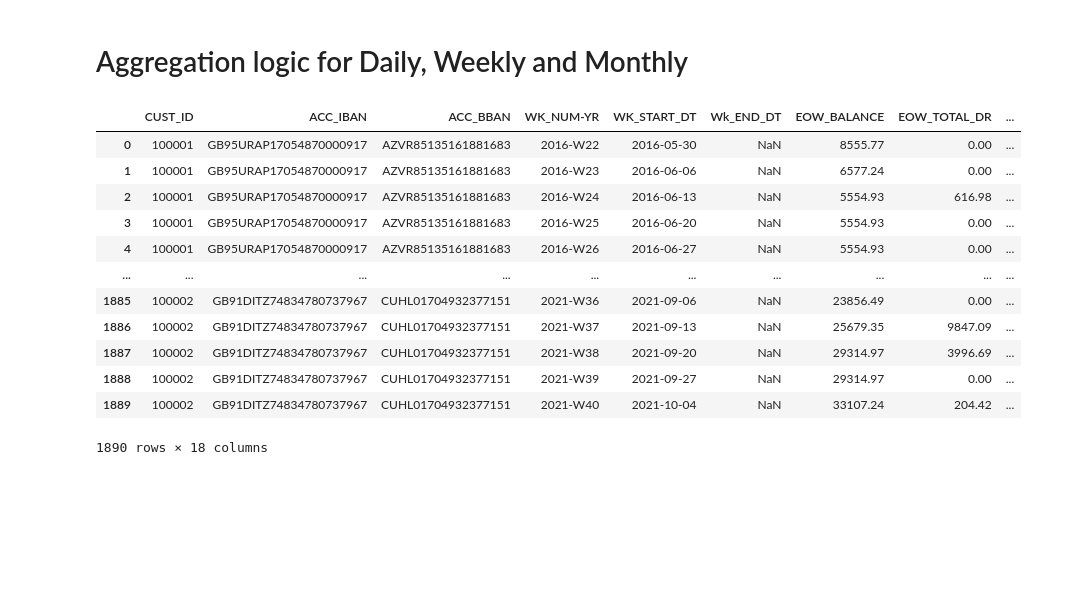
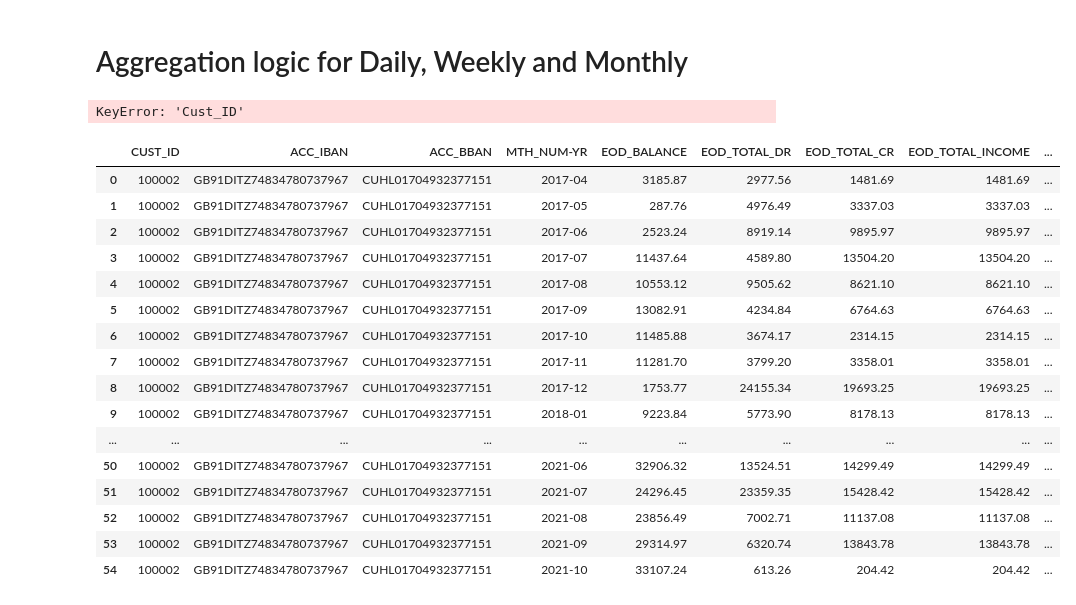
Before and after one commit to mhs10031990/BFS_HYPER_PERSNL_Repo, a Jupyter notebook: Data_Processing.ipynb, the cells around one changed output. Drawn from its saved outputs; the diff is of its cells as text; code cells hidden in the pictures; blank space fills up the shorter version.

```diff
--- a/Data_Processing.ipynb
+++ b/Data_Processing.ipynb
@@ -262,19 +262,42 @@ for i in x1: ### This is coming from account table
         #### Find the slope for accounts at weekly level for each block of Mth_Num-Yr ######
         slope_cols = ['SLOPE_BALANCE', 'SLOPE_TOTAL_CR', 'SLOPE_TOTAL_DR', 'SLOPE_TOTAL_INCOME', 'SLOPE_TOTAL_EXPENSE']
         amount_cols = ['EOD_BALANCE', 'EOD_TOTAL_DR', 'EOD_TOTAL_CR', 'EOD_TOTAL_INCOME', 'EOD_TOTAL_EXPENSE']
+
+        for iamt in range(len(amount_cols)):
+            slope_temp = []
+            for imth in sorted(set(temp_Acc_Mthly['MTH_NUM-YR'])):
+                slope_EOD_Bal = list(temp_Acc_Mthly[amount_cols[iamt]].loc[(temp_Acc_Mthly['Cust_ID']==i) & (temp_Acc_Mthly['Acc_IBAN']==j) & (temp_Acc_Mthly['Mth_Num-Yr']==imth)])
+                #if any([len(slope_EOD_Bal)<2]+[math.isnan(x) for x in slope_EOD_Bal]):
+                if len(slope_EOD_Bal)<2:
+                    slope_temp = slope_temp + [0]
+                else:
+                    slope_temp = slope_temp + [round(np.polyfit(list(range(len(slope_EOD_Bal))), slope_EOD_Bal, 1)[0], 2)]
+            delta_Acc_Mthly[slope_cols[iamt]]=slope_temp
+
+        delta_Acc_Mthly.rename(columns = {'EOD_BALANCE':'EOM_BALANCE', 'EOD_TOTAL_DR':'EOM_TOTAL_DR', 'EOD_TOTAL_CR':'EOM_TOTAL_CR', 'EOD_TOTAL_INCOME':'EOM_TOTAL_INCOME', 'EOD_TOTAL_EXPENSE':'EOM_TOTAL_EXPENSE'}, inplace=True)
+
+        EOM_Acc_Level = EOM_Acc_Level.append(delta_Acc_Mthly)
+
+print('Account level tables generated - All')
+# %% [output]
+KeyError: 'Cust_ID'
 # %%
-EOW_Acc_Level
+delta_Acc_Mthly
 # %% [output]
-|  | CUST_ID | ACC_IBAN | ACC_BBAN | WK_NUM-YR | WK_START_DT | Wk_END_DT | EOW_BALANCE | EOW_TOTAL_DR | ... |
-| 0 | 100001 | GB95URAP17054870000917 | AZVR85135161881683 | 2016-W22 | 2016-05-30 | NaN | 8555.77 | 0.00 | ... |
-| 1 | 100001 | GB95URAP17054870000917 | AZVR85135161881683 | 2016-W23 | 2016-06-06 | NaN | 6577.24 | 0.00 | ... |
-| 2 | 100001 | GB95URAP17054870000917 | AZVR85135161881683 | 2016-W24 | 2016-06-13 | NaN | 5554.93 | 616.98 | ... |
-| 3 | 100001 | GB95URAP17054870000917 | AZVR85135161881683 | 2016-W25 | 2016-06-20 | NaN | 5554.93 | 0.00 | ... |
-| 4 | 100001 | GB95URAP17054870000917 | AZVR85135161881683 | 2016-W26 | 2016-06-27 | NaN | 5554.93 | 0.00 | ... |
+|  | CUST_ID | ACC_IBAN | ACC_BBAN | MTH_NUM-YR | EOD_BALANCE | EOD_TOTAL_DR | EOD_TOTAL_CR | EOD_TOTAL_INCOME | ... |
+| 0 | 100002 | GB91DITZ74834780737967 | CUHL01704932377151 | 2017-04 | 3185.87 | 2977.56 | 1481.69 | 1481.69 | ... |
+| 1 | 100002 | GB91DITZ74834780737967 | CUHL01704932377151 | 2017-05 | 287.76 | 4976.49 | 3337.03 | 3337.03 | ... |
+| 2 | 100002 | GB91DITZ74834780737967 | CUHL01704932377151 | 2017-06 | 2523.24 | 8919.14 | 9895.97 | 9895.97 | ... |
+| 3 | 100002 | GB91DITZ74834780737967 | CUHL01704932377151 | 2017-07 | 11437.64 | 4589.80 | 13504.20 | 13504.20 | ... |
+| 4 | 100002 | GB91DITZ74834780737967 | CUHL01704932377151 | 2017-08 | 10553.12 | 9505.62 | 8621.10 | 8621.10 | ... |
+| 5 | 100002 | GB91DITZ74834780737967 | CUHL01704932377151 | 2017-09 | 13082.91 | 4234.84 | 6764.63 | 6764.63 | ... |
+| 6 | 100002 | GB91DITZ74834780737967 | CUHL01704932377151 | 2017-10 | 11485.88 | 3674.17 | 2314.15 | 2314.15 | ... |
+| 7 | 100002 | GB91DITZ74834780737967 | CUHL01704932377151 | 2017-11 | 11281.70 | 3799.20 | 3358.01 | 3358.01 | ... |
+| 8 | 100002 | GB91DITZ74834780737967 | CUHL01704932377151 | 2017-12 | 1753.77 | 24155.34 | 19693.25 | 19693.25 | ... |
+| 9 | 100002 | GB91DITZ74834780737967 | CUHL01704932377151 | 2018-01 | 9223.84 | 5773.90 | 8178.13 | 8178.13 | ... |
 | ... | ... | ... | ... | ... | ... | ... | ... | ... | ... |
-| 1885 | 100002 | GB91DITZ74834780737967 | CUHL01704932377151 | 2021-W36 | 2021-09-06 | NaN | 23856.49 | 0.00 | ... |
-| 1886 | 100002 | GB91DITZ74834780737967 | CUHL01704932377151 | 2021-W37 | 2021-09-13 | NaN | 25679.35 | 9847.09 | ... |
-| 1887 | 100002 | GB91DITZ74834780737967 | CUHL01704932377151 | 2021-W38 | 2021-09-20 | NaN | 29314.97 | 3996.69 | ... |
-| 1888 | 100002 | GB91DITZ74834780737967 | CUHL01704932377151 | 2021-W39 | 2021-09-27 | NaN | 29314.97 | 0.00 | ... |
-| 1889 | 100002 | GB91DITZ74834780737967 | CUHL01704932377151 | 2021-W40 | 2021-10-04 | NaN | 33107.24 | 204.42 | ... |
+| 50 | 100002 | GB91DITZ74834780737967 | CUHL01704932377151 | 2021-06 | 32906.32 | 13524.51 | 14299.49 | 14299.49 | ... |
+| 51 | 100002 | GB91DITZ74834780737967 | CUHL01704932377151 | 2021-07 | 24296.45 | 23359.35 | 15428.42 | 15428.42 | ... |
+| 52 | 100002 | GB91DITZ74834780737967 | CUHL01704932377151 | 2021-08 | 23856.49 | 7002.71 | 11137.08 | 11137.08 | ... |
+| 53 | 100002 | GB91DITZ74834780737967 | CUHL01704932377151 | 2021-09 | 29314.97 | 6320.74 | 13843.78 | 13843.78 | ... |
+| 54 | 100002 | GB91DITZ74834780737967 | CUHL01704932377151 | 2021-10 | 33107.24 | 613.26 | 204.42 | 204.42 | ... |
-1890 rows × 18 columns
```
